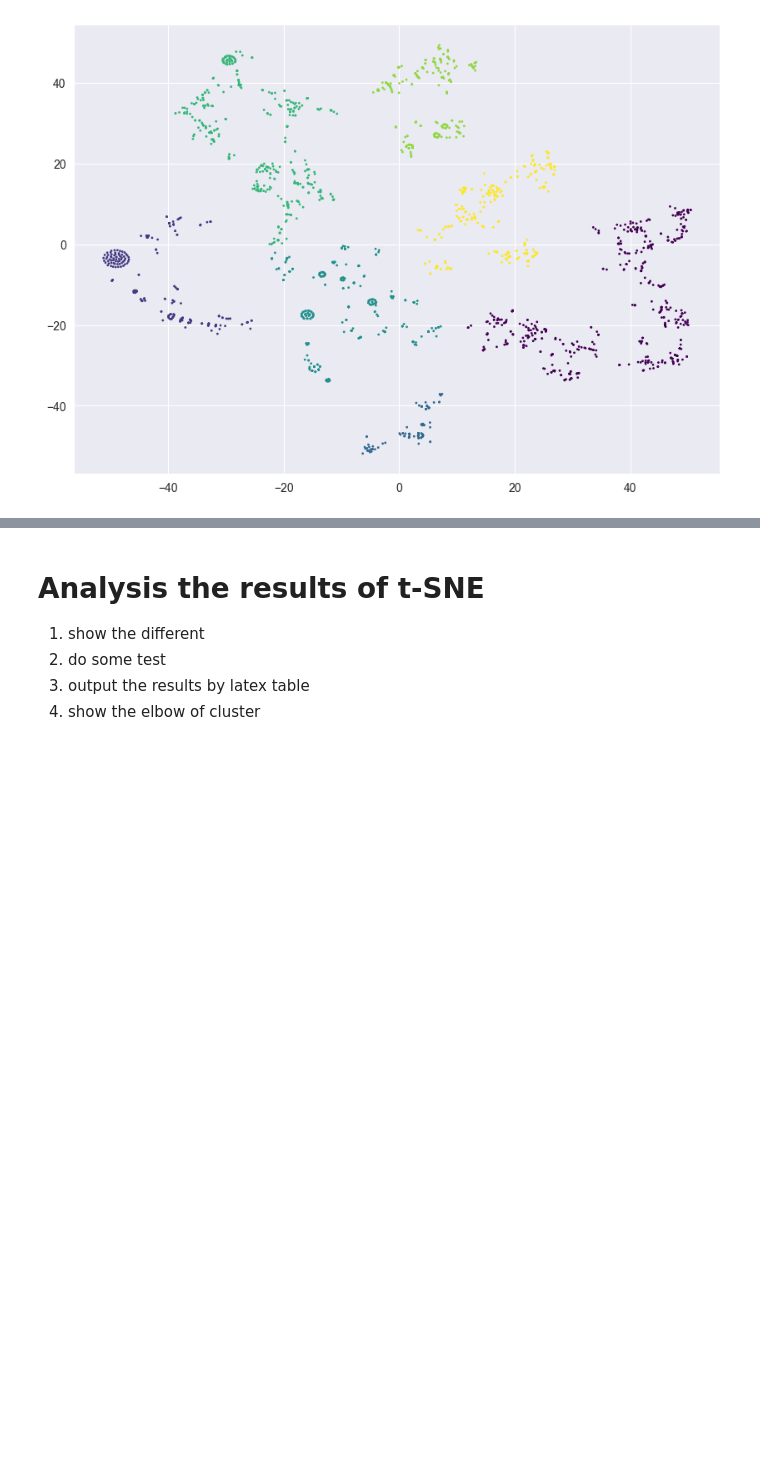
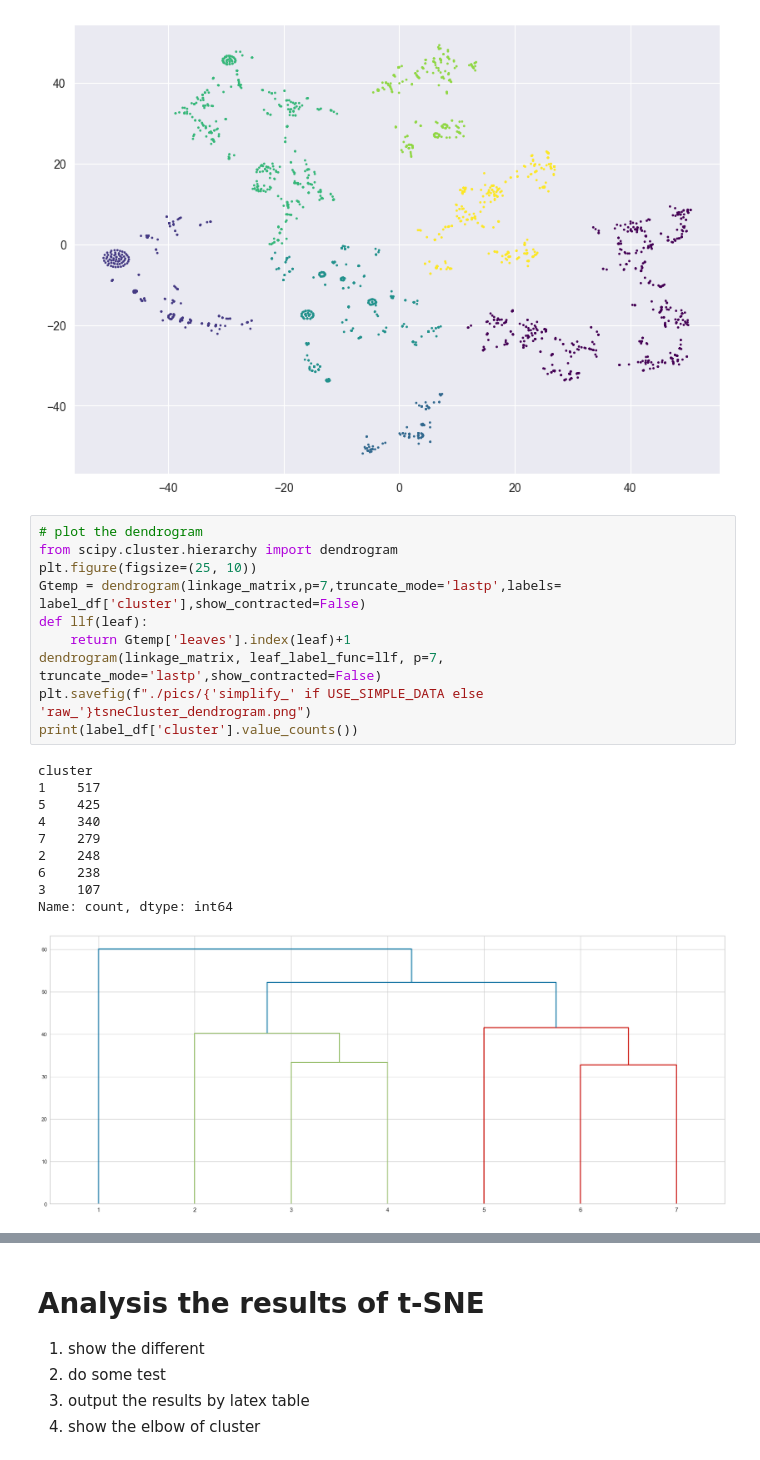
Before and after one commit to marsneko/schoolNetworkGithub, a Jupyter notebook: analyzeCodes/tsneCluster.ipynb, the cells around one changed output, grey strips where cells are left out. Saved outputs shown, nothing was run; the diff lists cells and outputs as text; blank space fills up the shorter version.

```diff
--- a/analyzeCodes/tsneCluster.ipynb
+++ b/analyzeCodes/tsneCluster.ipynb
@@ -116,3 +116,24 @@ plt.scatter(tsne_data[:,0], tsne_data[:,1], c=cluster,s = 1, cmap='viridis')
 plt.savefig(f"./pics/{'simplify_' if USE_SIMPLE_DATA else 'raw_'}tsneCluster.png")
 # %% [output]
 [figure]
+# %%
+# plot the dendrogram
+from scipy.cluster.hierarchy import dendrogram
+plt.figure(figsize=(25, 10))
+Gtemp = dendrogram(linkage_matrix,p=7,truncate_mode='lastp',labels= label_df['cluster'],show_contracted=False)
+def llf(leaf):
+    return Gtemp['leaves'].index(leaf)+1
+dendrogram(linkage_matrix, leaf_label_func=llf, p=7, truncate_mode='lastp',show_contracted=False)
+plt.savefig(f"./pics/{'simplify_' if USE_SIMPLE_DATA else 'raw_'}tsneCluster_dendrogram.png")
+print(label_df['cluster'].value_counts())
+# %% [output]
+cluster
+1    517
+5    425
+4    340
+7    279
+2    248
+6    238
+3    107
+Name: count, dtype: int64
+[figure, added]
```
Also changed, not shown: parts of 3 cells of this notebook, 5 other files.
